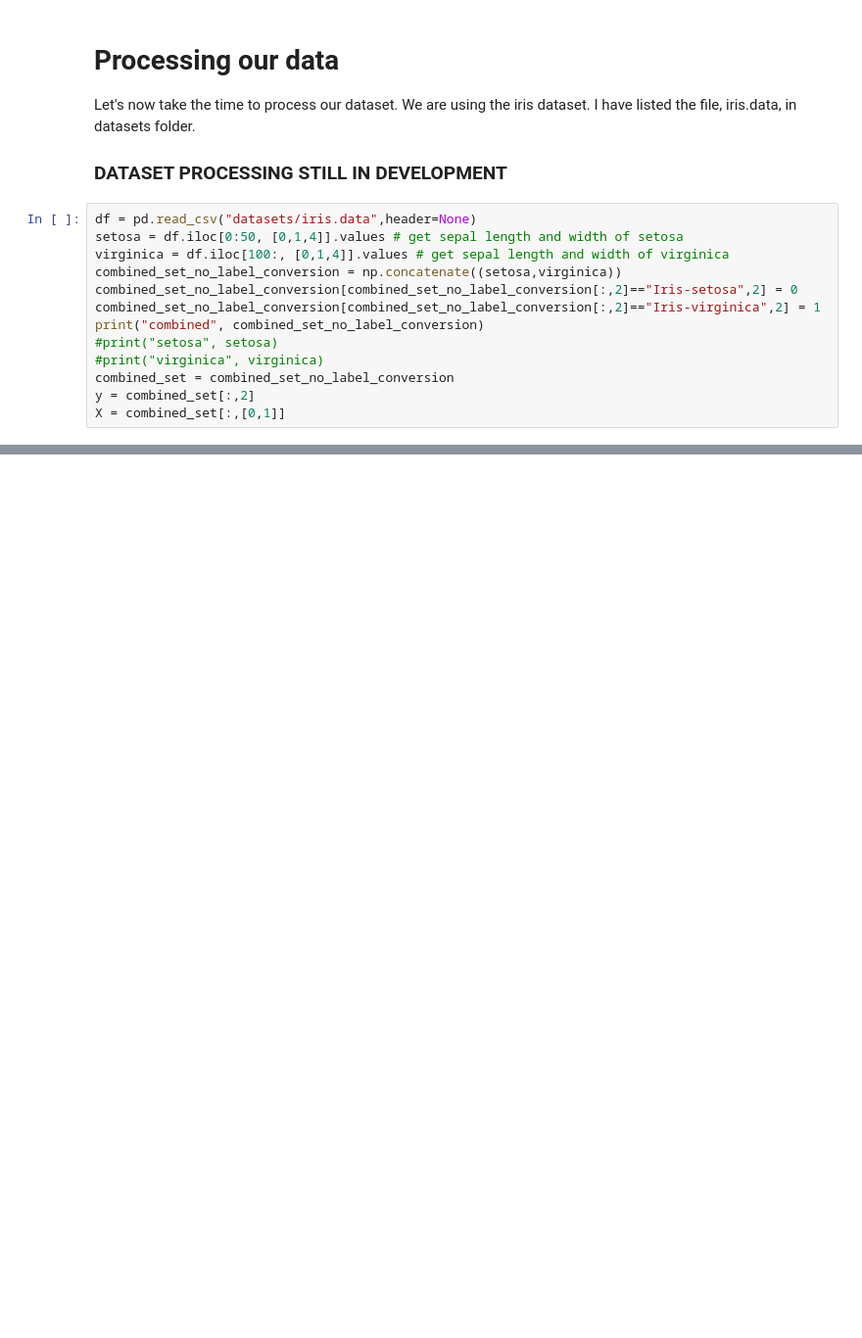
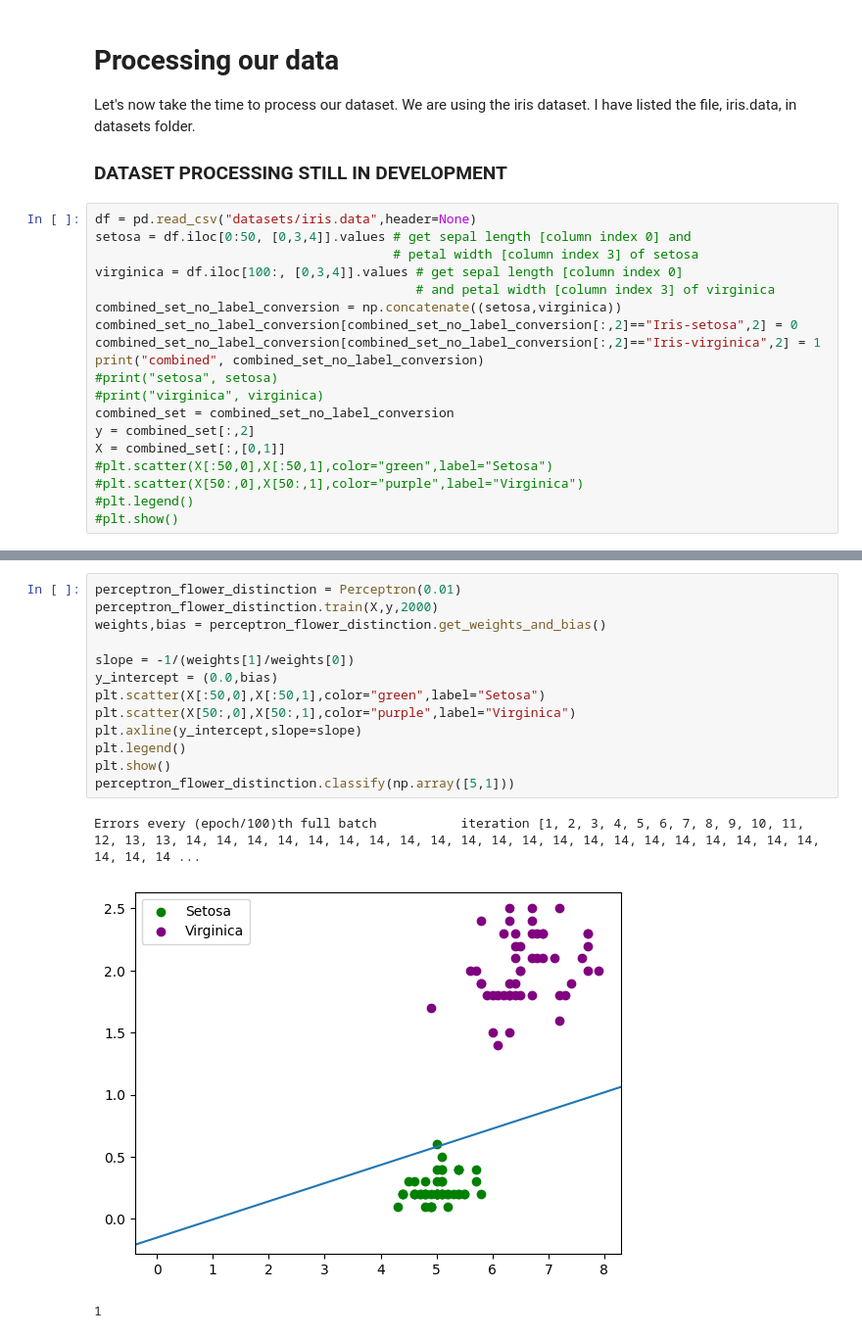
Before and after one commit to Alif-11/ML_with_Python_and_Scikit-Learn, a Jupyter notebook: perceptrons.ipynb, the cells around one changed output, grey strips where cells are left out. Shown at 98% size. Drawn from its saved outputs; the diff is of its cells as text; blank space fills up the shorter version.

```diff
--- a/perceptrons.ipynb
+++ b/perceptrons.ipynb
@@ -125,8 +154,10 @@ I have listed the file, iris.data, in datasets folder.
 ### DATASET PROCESSING STILL IN DEVELOPMENT
 # %%
 df = pd.read_csv("datasets/iris.data",header=None)
-setosa = df.iloc[0:50, [0,1,4]].values # get sepal length and width of setosa
-virginica = df.iloc[100:, [0,1,4]].values # get sepal length and width of virginica
+setosa = df.iloc[0:50, [0,3,4]].values # get sepal length [column index 0] and
+                                       # petal width [column index 3] of setosa
+virginica = df.iloc[100:, [0,3,4]].values # get sepal length [column index 0]
+                                          # and petal width [column index 3] of virginica
 combined_set_no_label_conversion = np.concatenate((setosa,virginica))
 combined_set_no_label_conversion[combined_set_no_label_conversion[:,2]=="Iris-setosa",2] = 0
 combined_set_no_label_conversion[combined_set_no_label_conversion[:,2]=="Iris-virginica",2] = 1
@@ -136,4 +167,8 @@ print("combined", combined_set_no_label_conversion)
 combined_set = combined_set_no_label_conversion
 y = combined_set[:,2]
 X = combined_set[:,[0,1]]
+#plt.scatter(X[:50,0],X[:50,1],color="green",label="Setosa")
+#plt.scatter(X[50:,0],X[50:,1],color="purple",label="Virginica")
+#plt.legend()
+#plt.show()
 # %% [output]
@@ -156,0 +196,17 @@ combined [[5.1 3.5 0]
+# %%
+perceptron_flower_distinction = Perceptron(0.01)
+perceptron_flower_distinction.train(X,y,2000)
+weights,bias = perceptron_flower_distinction.get_weights_and_bias()
+
+slope = -1/(weights[1]/weights[0])
+y_intercept = (0.0,bias)
+plt.scatter(X[:50,0],X[:50,1],color="green",label="Setosa")
+plt.scatter(X[50:,0],X[50:,1],color="purple",label="Virginica")
+plt.axline(y_intercept,slope=slope)
+plt.legend()
+plt.show()
+perceptron_flower_distinction.classify(np.array([5,1]))
+# %% [output]
+Errors every (epoch/100)th full batch           iteration [1, 2, 3, 4, 5, 6, 7, 8, 9, 10, 11, 12, 13, 13, 14, 14, 14, 14, 14, 14, 14, 14, 14, 14, 14, 14, 14, 14, 14, 14, 14, 14, 14, 14, 14, 14, 14, 14 ...
+[figure, added]
+1
```
Also changed, not shown: parts of 5 cells of this notebook.
